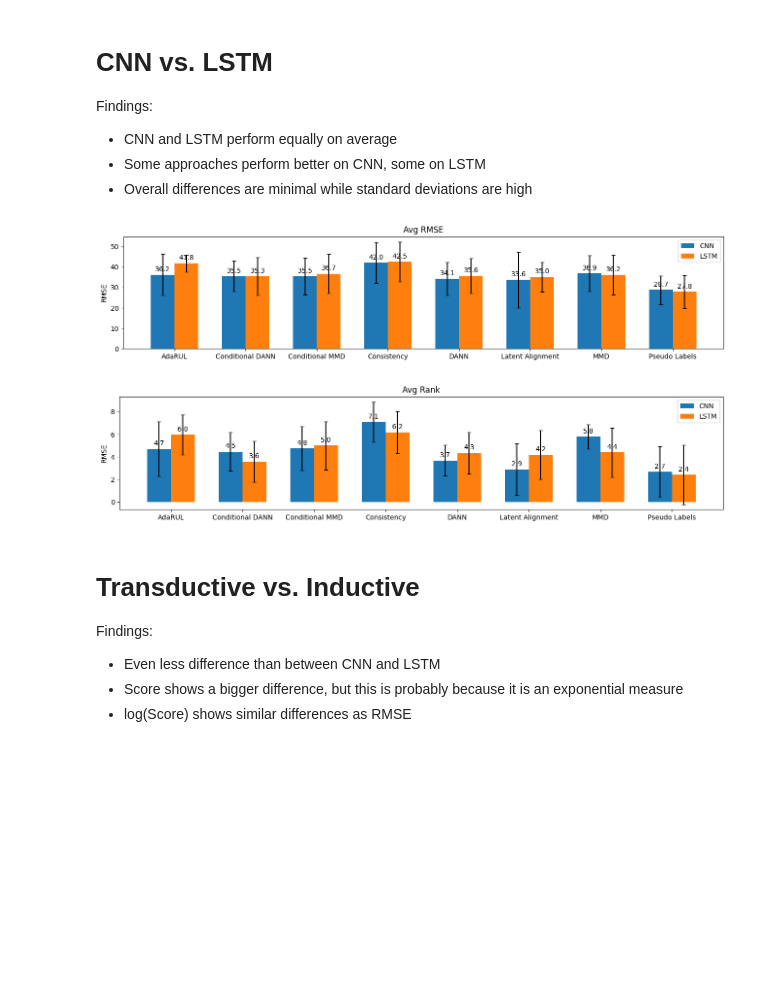
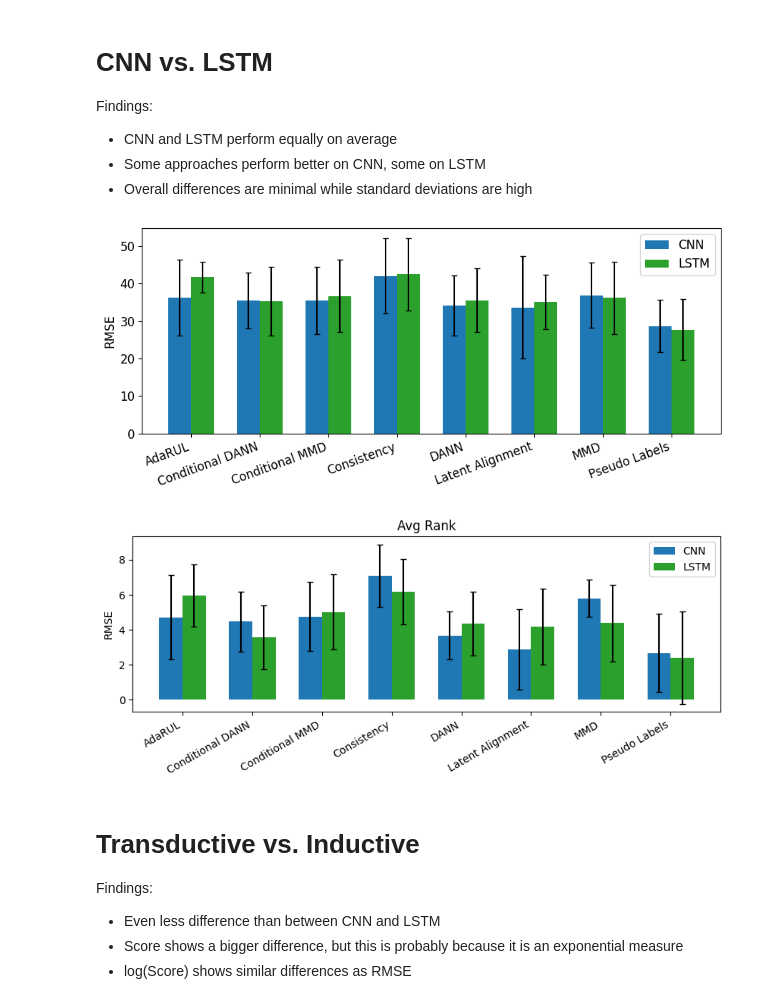
Before and after one commit to tilman151/crule, a Jupyter notebook: plots.ipynb, the cells around one changed output. Saved outputs shown, nothing was run; the diff lists cells and outputs as text; code cells hidden in the pictures; blank space fills up the shorter version.

Commit message:
feat: update plots

```diff
--- a/plots.ipynb
+++ b/plots.ipynb
@@ -143,34 +143,38 @@ def grouped_bar(performance, axis = None):
     width = 1 / 3
     multiplier = 0
     if axis is None:
-        _, axis = plt.subplots(figsize=(16, 3))
+        fig, axis = plt.subplots(figsize=(9, 4))
+    colors = {"cnn": "tab:blue", "lstm": "tab:green"}
     for label, data in performance.groupby(level="backbone"):
         offset = width * multiplier
-        rects = axis.bar(x + offset, data["mean"], width, label=label.upper())
+        rects = axis.bar(x + offset, data["mean"], width, label=label.upper(), color=colors[label])
         axis.errorbar(x + offset, data["mean"], data["std"], fmt="none", color="black", capsize=3)
-        axis.bar_label(rects, padding=3, fmt="%.1f")
+        # axis.bar_label(rects, padding=3, fmt="%.1f")
         multiplier += 1
     approaches = performance.index.get_level_values("approach").map(approach_names.get)[:8]
     axis.set_ylabel("RMSE")
-    axis.set_xticks(x + width / 2, approaches)
+    axis.set_xticks(x + width / 2, approaches, rotation=20, ha="right")
     axis.legend()
 
-    return axis
+    return fig, axis
 # %%
+plt.rc('font', **{'size': 12})
 avg_backbones = backbones.drop("NoAdaptionApproach", level="approach").agg(["mean", "std"], axis=1)
-axis = grouped_bar(avg_backbones)
-_ = axis.set_title("Avg RMSE")
+fig, axis = grouped_bar(avg_backbones)
+fig.tight_layout()
+fig.savefig("plots/backbones.pdf", bbox_inches="tight")
+plt.rcdefaults()
 # %% [output]
-[figure, old version]
+[figure, new version]
 # %%
 ranked_backbones = backbones.drop("NoAdaptionApproach", level="approach")
 for backbone, group in ranked_backbones.groupby(level="backbone"):
     ranked_backbones.loc[backbone] = group.rank()
 ranked_backbones = ranked_backbones.agg(["mean", "std"], axis=1)
-axis = grouped_bar(ranked_backbones)
+_, axis = grouped_bar(ranked_backbones)
 _ = axis.set_title("Avg Rank")
 # %% [output]
-[figure, old version]
+[figure, new version]
 # %% [markdown]
 # Transductive vs. Inductive
 Findings:
```
Also changed, not shown: parts of 1 cell of this notebook, 6 other files.
